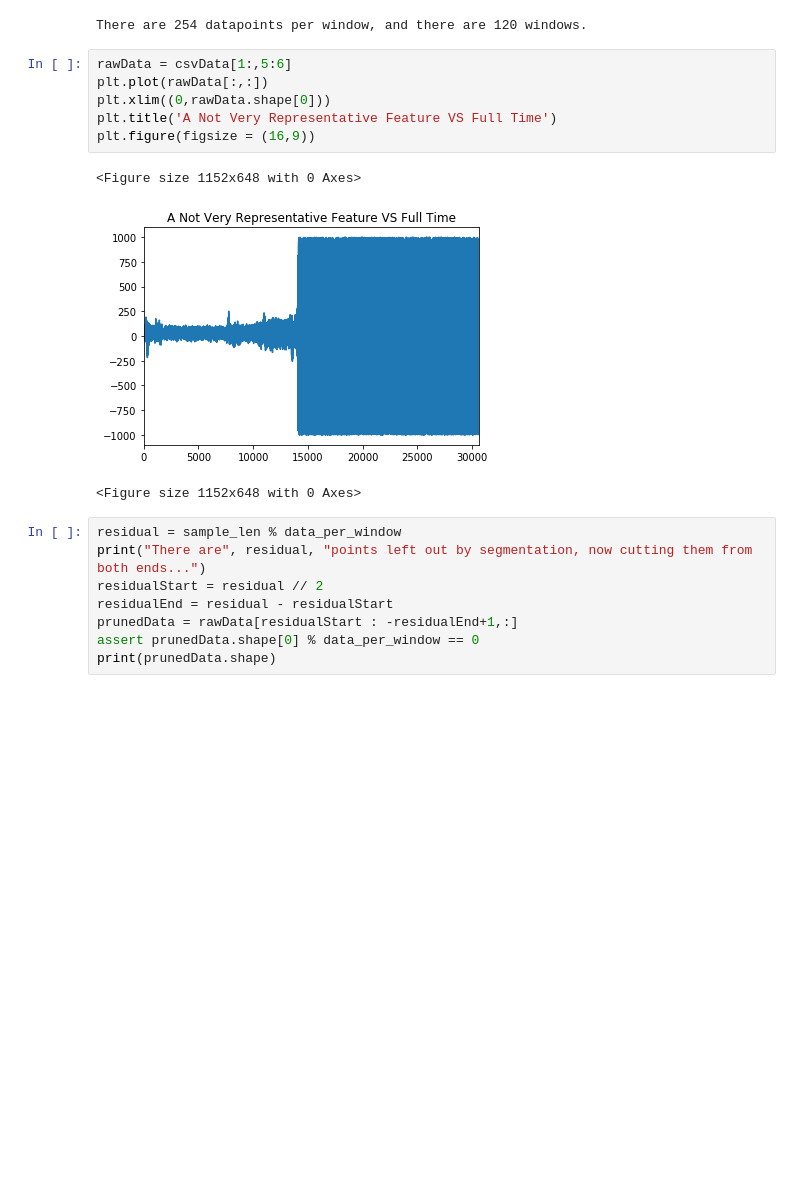
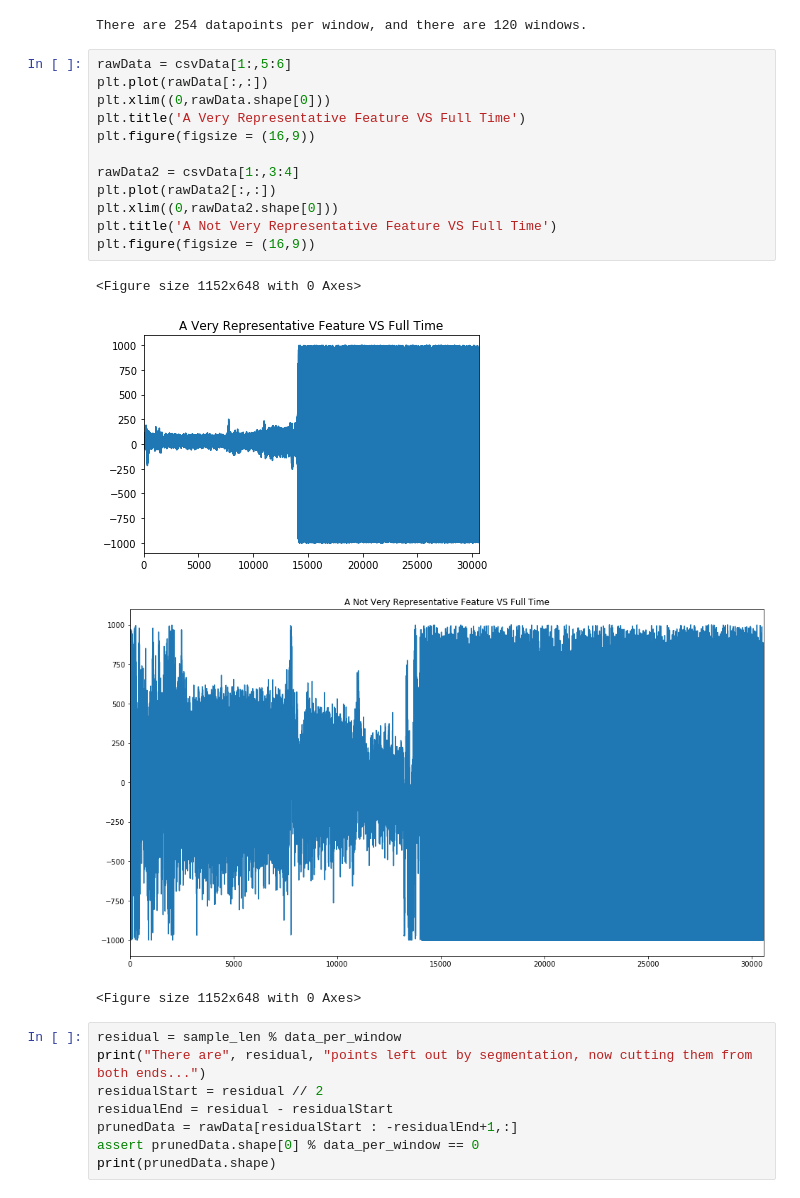
Before and after one commit to lytzV/BrainGames, a Jupyter notebook: BrainGame PCA+STFT.ipynb, the cells around one changed output. Drawn from its saved outputs; the diff is of its cells as text; blank space fills up the shorter version.

```diff
--- a/BrainGame PCA+STFT.ipynb
+++ b/BrainGame PCA+STFT.ipynb
@@ -31,12 +31,19 @@ There are 254 datapoints per window, and there are 120 windows.
 # %%
 rawData = csvData[1:,5:6]
 plt.plot(rawData[:,:])
 plt.xlim((0,rawData.shape[0]))
+plt.title('A Very Representative Feature VS Full Time')
+plt.figure(figsize = (16,9))
+
+rawData2 = csvData[1:,3:4]
+plt.plot(rawData2[:,:])
+plt.xlim((0,rawData2.shape[0]))
 plt.title('A Not Very Representative Feature VS Full Time')
 plt.figure(figsize = (16,9))
 # %% [output]
 <Figure size 1152x648 with 0 Axes>
-[figure, old version]
+[figure, new version]
+[figure, added]
 <Figure size 1152x648 with 0 Axes>
 # %%
 residual = sample_len % data_per_window
```
Also changed, not shown: parts of 2 cells of this notebook, 7 other files.
